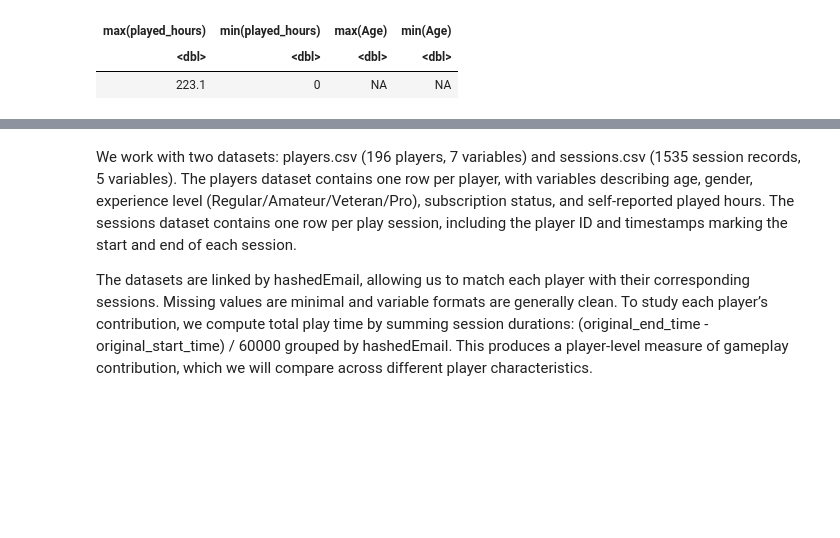
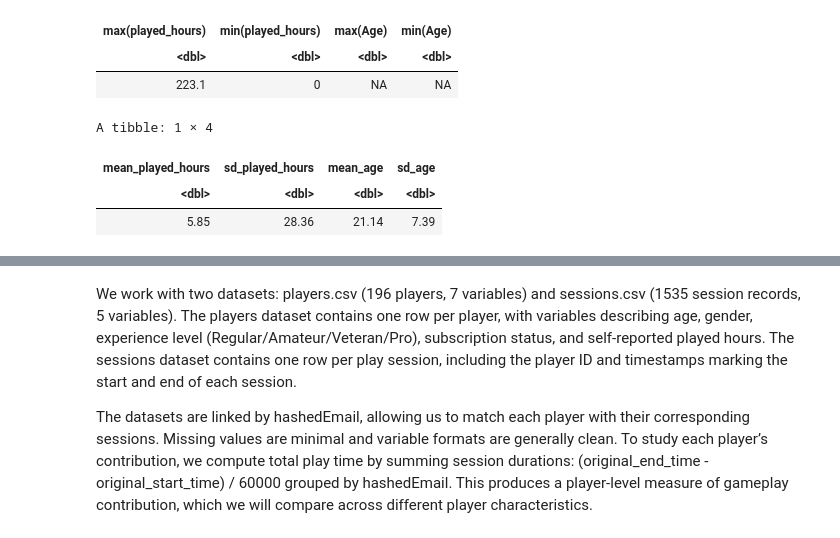
Before and after one commit to huxiaowen623-web/Xiaowen-s-dsc100_project_plan, a Jupyter notebook: individual project plan.ipynb, the cells around one changed output, grey strips where cells are left out. Saved outputs shown, nothing was run; the diff lists cells and outputs as text; code cells hidden in the pictures; blank space fills up the shorter version.

```diff
--- a/individual project plan.ipynb
+++ b/individual project plan.ipynb
@@ -89,3 +99,16 @@ A tibble: 1 × 4
 | max(played_hours) | min(played_hours) | max(Age) | min(Age) |
 | <dbl> | <dbl> | <dbl> | <dbl> |
 | 223.1 | 0 | NA | NA |
+# %%
+players_summary <- players|>
+summarize(mean_played_hours = mean(played_hours, na.rm = TRUE),
+          sd_played_hours = sd(played_hours, na.rm = TRUE),
+          mean_age = mean(Age, na.rm = TRUE),
+          sd_age = sd(Age, na.rm = TRUE))|>
+round(2)
+players_summary
+# %% [output]
+A tibble: 1 × 4
+| mean_played_hours | sd_played_hours | mean_age | sd_age |
+| <dbl> | <dbl> | <dbl> | <dbl> |
+| 5.85 | 28.36 | 21.14 | 7.39 |
```
Also changed, not shown: parts of 2 cells of this notebook.
